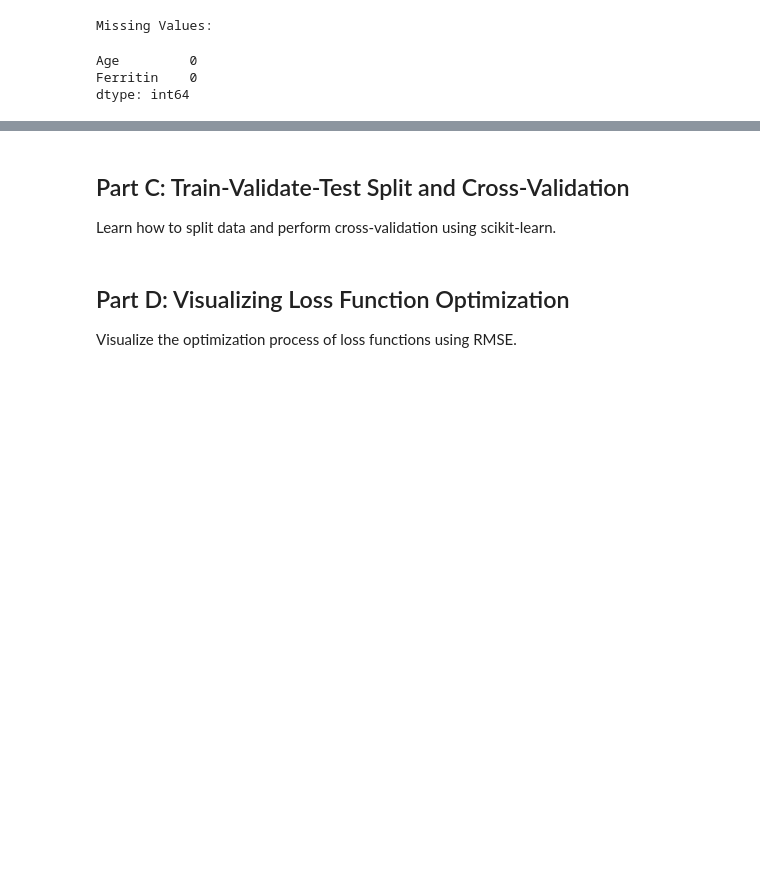
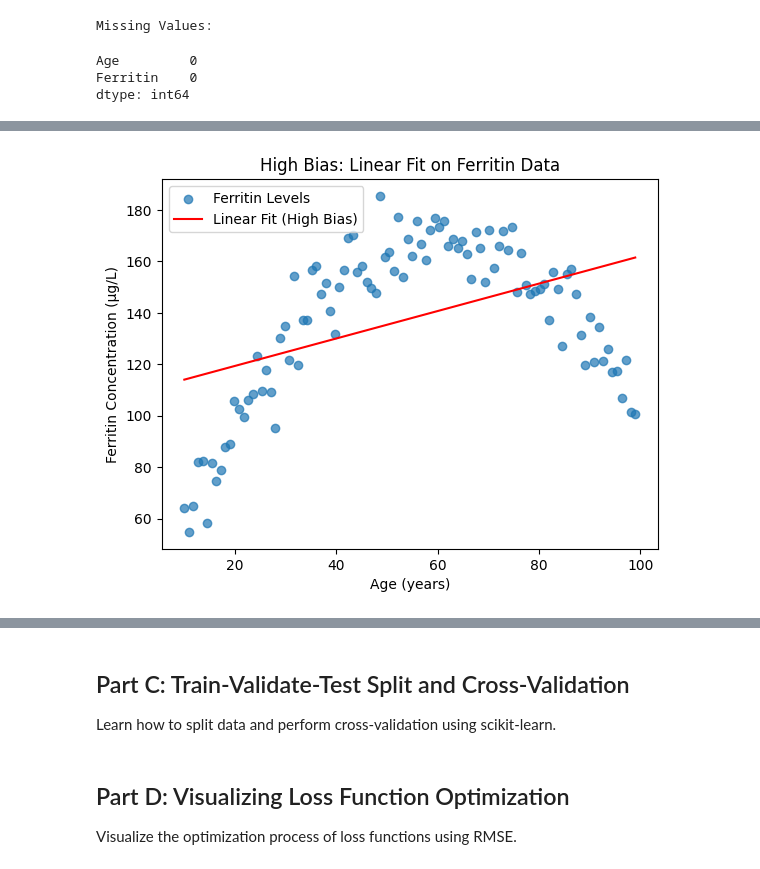
Before and after one commit to Jamoser123/PNR_Advanced_DataScience, a Jupyter notebook: 1_Overview/HandsOn_Introduction.ipynb, the cells around one changed output, grey strips where cells are left out. Drawn from its saved outputs; the diff is of its cells as text; code cells hidden in the pictures; blank space fills up the shorter version.

```diff
--- a/1_Overview/HandsOn_Introduction.ipynb
+++ b/1_Overview/HandsOn_Introduction.ipynb
@@ -385,0 +394,19 @@ We clearly see that there is a non-linear relationship (inverted U-shape) betwee
+# %%
+
+from sklearn.linear_model import LinearRegression
+
+# Fit a linear model
+linear_model = LinearRegression()
+linear_model.fit(data[["Age"]], data["Ferritin"])
+predictions = linear_model.predict(data[["Age"]])
+
+# Plot the linear fit
+plt.scatter(data["Age"], data["Ferritin"], alpha=0.7, label="Ferritin Levels")
+plt.plot(data["Age"], predictions, color="red", label="Linear Fit (High Bias)")
+plt.title("High Bias: Linear Fit on Ferritin Data")
+plt.xlabel("Age (years)")
+plt.ylabel("Ferritin Concentration (µg/L)")
+plt.legend()
+plt.show()
+# %% [output]
+[figure, added]
```
Also changed, not shown: parts of 31 cells of this notebook.
